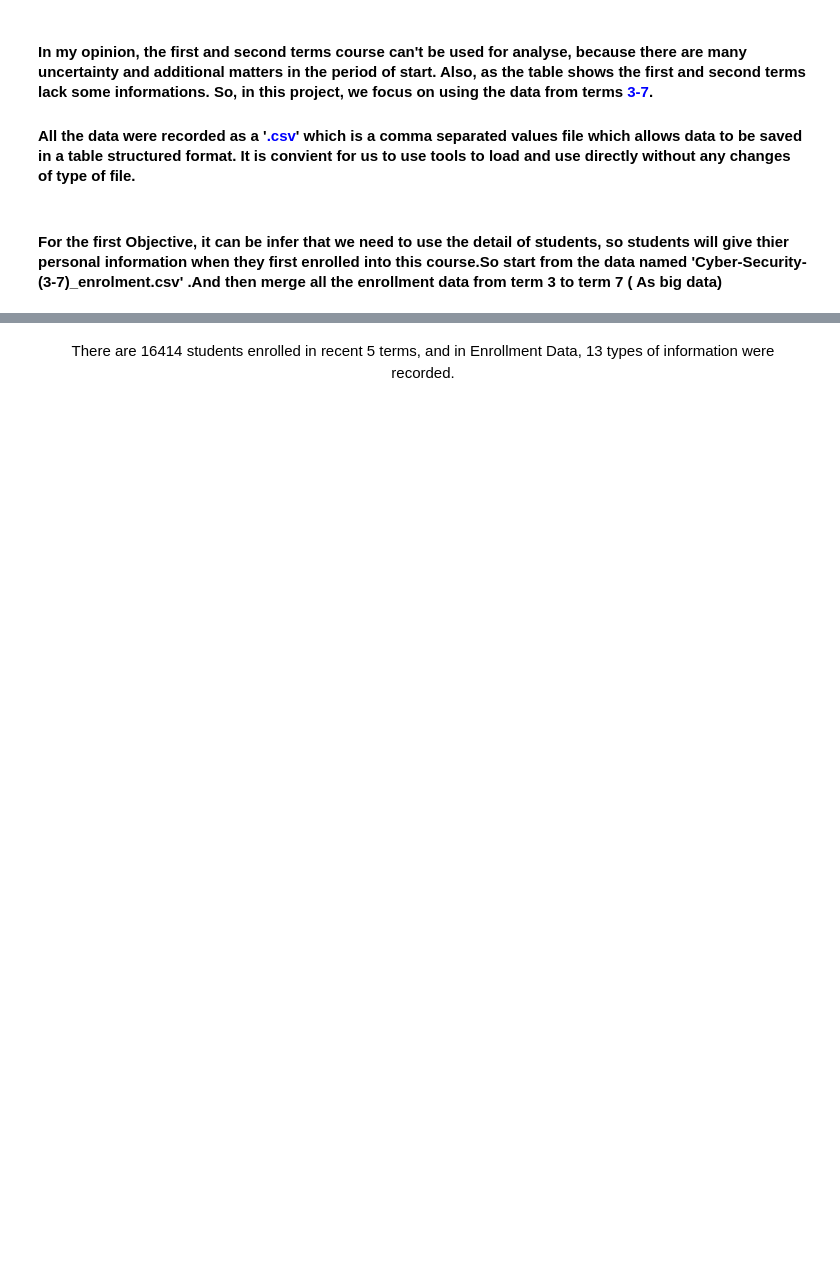
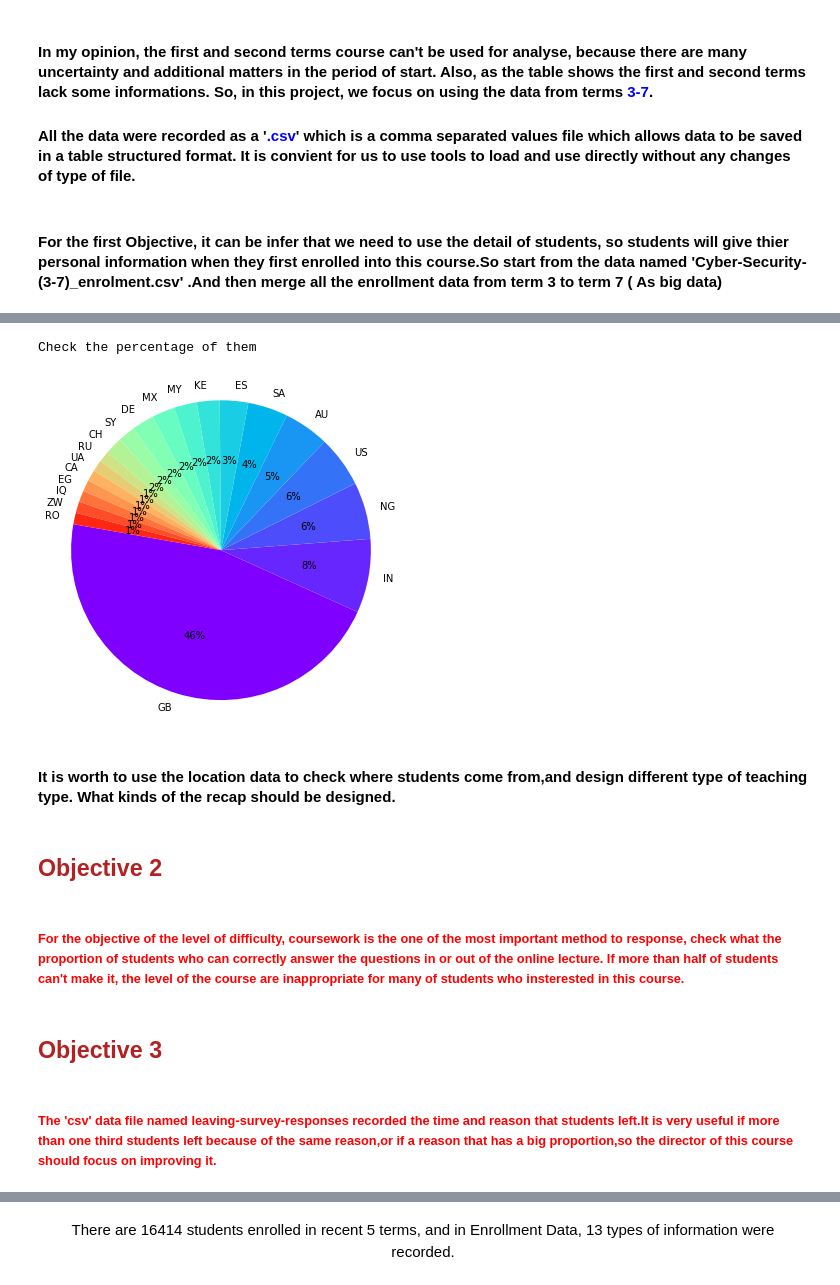
Before and after one commit to haoranD/CRISP-DM-PYTHON, a Jupyter notebook: notebooks/CRISP-DM.ipynb, the cells around one changed output, grey strips where cells are left out. Saved outputs shown, nothing was run; the diff lists cells and outputs as text; code cells hidden in the pictures; blank space fills up the shorter version.

```diff
--- a/notebooks/CRISP-DM.ipynb
+++ b/notebooks/CRISP-DM.ipynb
@@ -110,0 +208,31 @@ mergedData.head()
+# %%
+from matplotlib import font_manager as fm
+from  matplotlib import cm
+
+print('Check the percentage of them')
+labels = re_name
+sizes = re_vale
+# explode = (0.2,0,0,0,0,0,0,0,0,0,0,0,0,0,0,0,0,0,0)  # only "explode" the 1st slice
+
+fig, ax = plt.subplots(figsize=(6,6)) # 设置绘图区域大小
+
+colors = cm.rainbow(np.arange(len(sizes))/len(sizes)) # colormaps: Paired, autumn, rainbow, gray,spring,Darks
+patches, texts, autotexts = ax.pie(sizes, labels=labels, autopct='%1.0f%%',
+        shadow=False, startangle=170, colors=colors)
+
+ax.axis('equal')
+
+plt.show()
+# %% [output]
+Check the percentage of them
+[figure, added]
+# %% [markdown]
+#### It is worth to use the location data to check where students come from,and design different type of teaching type. What kinds of the recap should be designed.
+# %% [markdown]
+##  <font color=FireBrick>Objective 2</font>
+# %% [markdown]
+######  <font color=#FF0000>For the objective of the level of difficulty, coursework is the one of the most important method to response, check what the proportion of students who can correctly answer the questions in or out of the online lecture. If more than half of students can't make it, the level of the course are inappropriate for many of students who insterested in this course.</font>
+# %% [markdown]
+##  <font color=FireBrick>Objective 3</font>
+# %% [markdown]
+######  <font color=#FF0000>The 'csv' data file named leaving-survey-responses recorded the time and reason that students left.It is very useful if more than one third students left because of the same reason,or if a reason that has a big proportion,so the director of this course should focus on improving it.</font>
```
Also changed, not shown: parts of 31 cells of this notebook, 2 other files.
